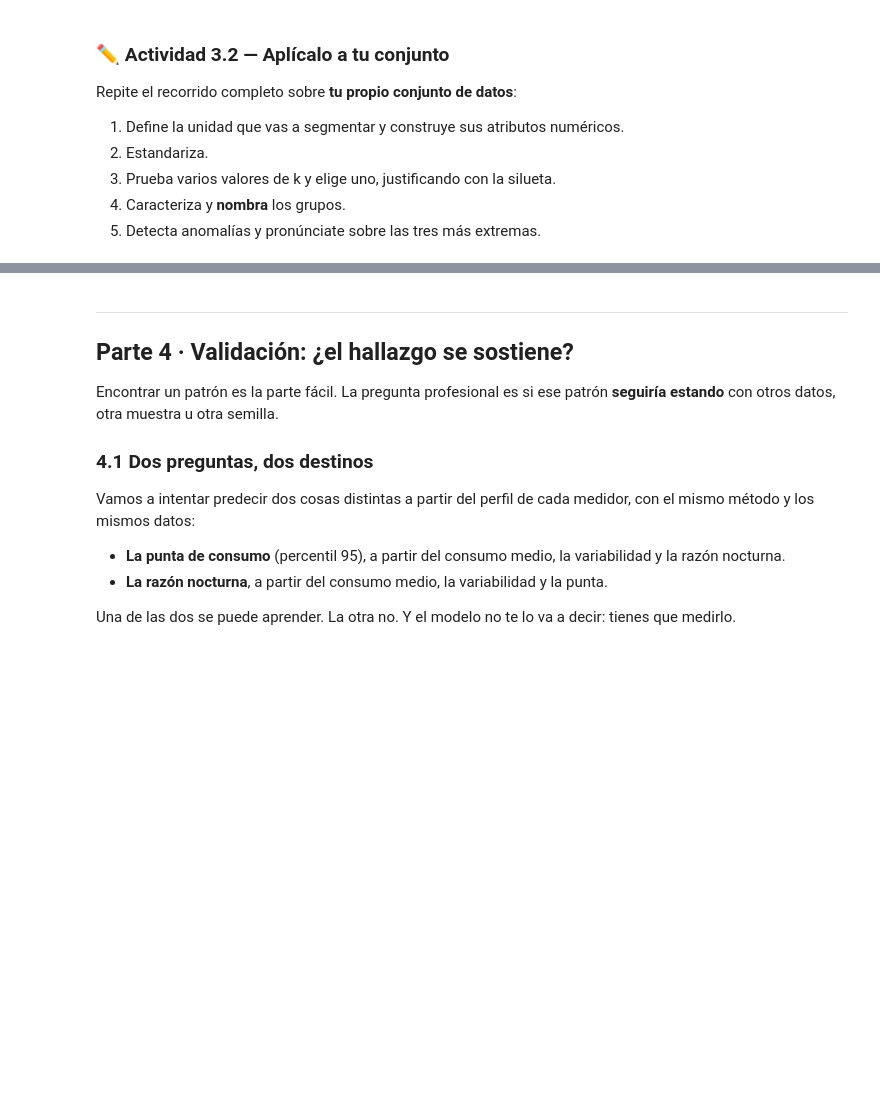
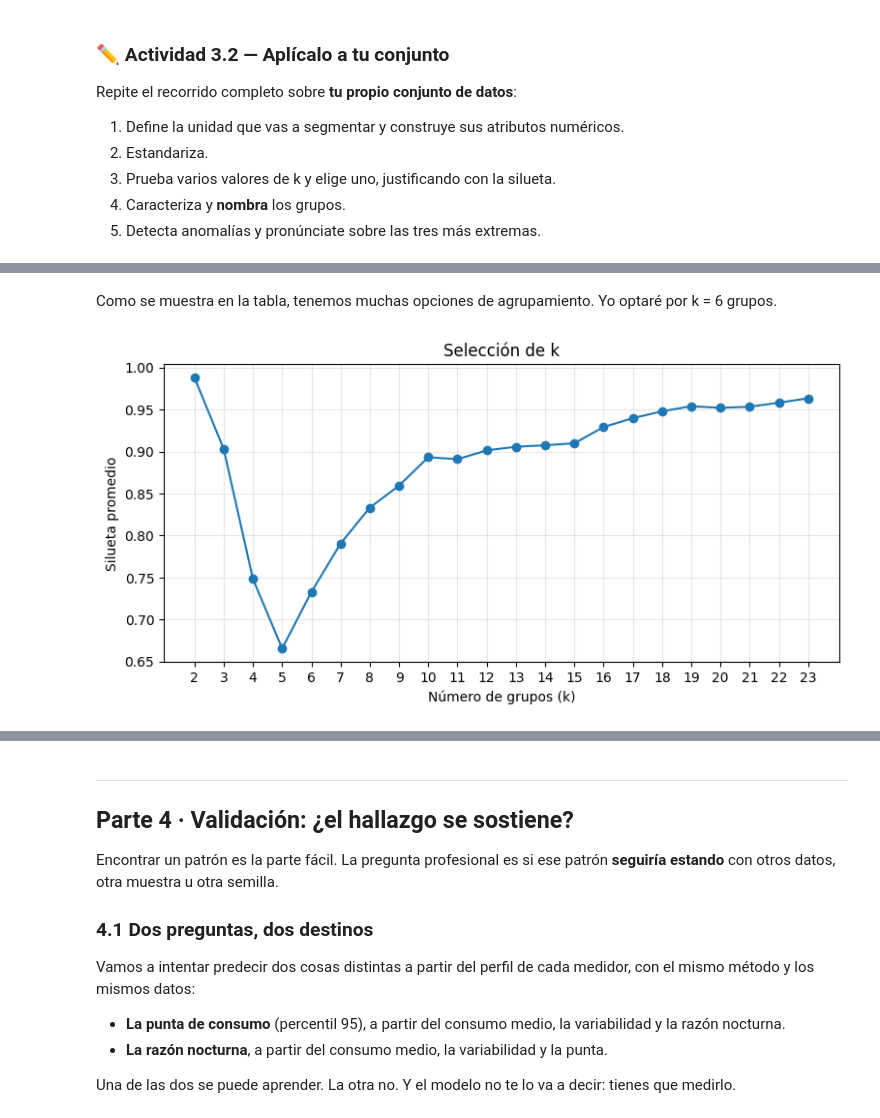
Before and after one commit to beneducarrco99/S4_Laboratorio4_CDD_Carrasco_Benjamin, a Jupyter notebook: S4_Notebook_Laboratorio_CDD_Carrasco_Benjamin.ipynb, the cells around one changed output, grey strips where cells are left out. Cells and saved outputs as stored; diff of their text form; code cells hidden in the pictures; blank space fills up the shorter version.

```diff
--- a/S4_Notebook_Laboratorio_CDD_Carrasco_Benjamin.ipynb
+++ b/S4_Notebook_Laboratorio_CDD_Carrasco_Benjamin.ipynb
@@ -367,6 +441,6 @@ Repite el recorrido completo sobre **tu propio conjunto de datos**:
 4. Caracteriza y **nombra** los grupos.
 5. Detecta anomalías y pronúnciate sobre las tres más extremas.
 # %%
-mio = pd.read_csv(RUTA + 'mi_conjunto_explorado.csv', sep=';')
+mio = pd.read_excel(RUTA + 'dataset_registro-empresas-sociedades_2025.xlsx')
 print(mio.shape)
 mio.head()
@@ -376,0 +455,11 @@ _Tu lectura de los grupos y de las anomalías de tu conjunto:_
+# %%
+# Tu código aquí
+
+# Creamos el perfil agrupando por la columna "comuna_tributaria_norm"
+perfil2 = mio.groupby('comuna_tributaria_norm').agg(
+    tramitacion_mediana = ('dias_tramitacion_registro', 'median'),
+    capital_mediana = ('Capital', 'median')
+)
+
+perfil2 = perfil2.dropna()
+display(perfil2.round(3))
@@ -376,0 +483,20 @@ _Tu lectura de los grupos y de las anomalías de tu conjunto:_
+# %%
+# Estandarizamos nuestros perfiles
+escalador = StandardScaler()
+X = escalador.fit_transform(perfil2)
+# %%
+# Análisis de resultados K. Buen agrupamiento igual o sobre 0.5
+resultados = []
+
+for k in range(2, 24):
+    km = KMeans(n_clusters=k, random_state=42, n_init=10)
+    etiquetas = km.fit_predict(X)
+
+    silueta = silhouette_score(X, etiquetas)
+    resultados.append((k, silueta))
+
+evaluacion = pd.DataFrame(
+    resultados, columns=['k', 'silueta']
+)
+
+display(evaluacion)
@@ -376,0 +521,13 @@ _Tu lectura de los grupos y de las anomalías de tu conjunto:_
+# %% [markdown]
+Como se muestra en la tabla, tenemos muchas opciones de agrupamiento. Yo optaré por k = 6 grupos.
+# %%
+# Graficamos
+plt.plot(evaluacion['k'], evaluacion['silueta'], marker='o')
+plt.xlabel('Número de grupos (k)')
+plt.ylabel('Silueta promedio')
+plt.title('Selección de k')
+plt.xticks(evaluacion['k'])
+plt.grid(alpha=0.3)
+plt.show()
+# %% [output]
+[figure, added]
```
Also changed, not shown: parts of 22 cells of this notebook.
